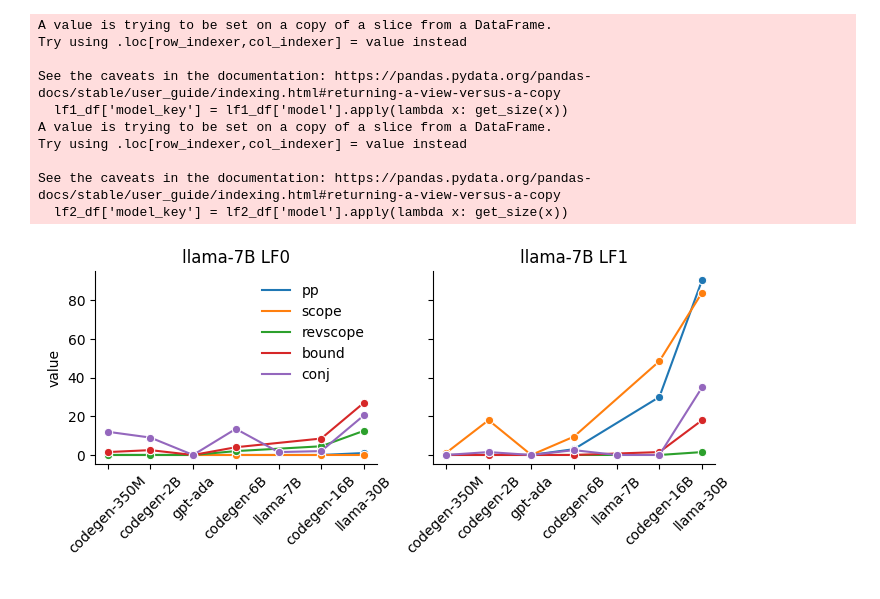
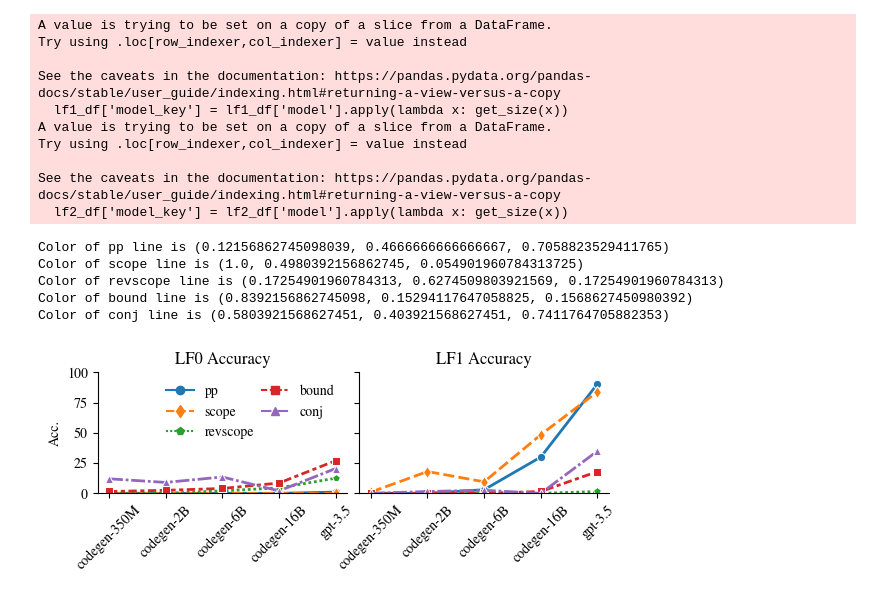
Before and after one commit to esteng/ambiguous_parsing, a Jupyter notebook: src/ambiguous_parsing/analysis/zero_shot.ipynb, the cells around one changed output. Drawn from its saved outputs; the diff is of its cells as text; code cells hidden in the pictures.

Commit message:
check in all neatened plots

```diff
--- a/src/ambiguous_parsing/analysis/zero_shot.ipynb
+++ b/src/ambiguous_parsing/analysis/zero_shot.ipynb
@@ -22,15 +22,15 @@ for model in ["350M", "2B", "6B", "16B"]:
     ])
 
 # for model in ['7B', '30B']:
-for model in ['7B']:
-    fol_models_and_paths.extend([("pp", f"llama-{model}_lamp_no_context_all_pp_fol_0_test_eval_constrained_bs_5_np_full"),
-    ("scope", f"llama-{model}_lamp_no_context_all_scope_fol_0_test_eval_constrained_bs_5_np_full"),
-    ("revscope", f"llama-{model}_lamp_no_context_all_revscope_fol_0_test_eval_constrained_bs_5_np_full"),
-    ("bound", f"llama-{model}_lamp_no_context_all_bound_fol_0_test_eval_constrained_bs_5_np_full"),
-    ("conj", f"llama-{model}_lamp_no_context_all_conj_fol_0_test_eval_constrained_bs_5_np_full")
-    ])
+# for model in ['7B']:
+#     fol_models_and_paths.extend([("pp", f"llama-{model}_lamp_no_context_all_pp_fol_0_test_eval_constrained_bs_5_np_full"),
+#     ("scope", f"llama-{model}_lamp_no_context_all_scope_fol_0_test_eval_constrained_bs_5_np_full"),
+#     ("revscope", f"llama-{model}_lamp_no_context_all_revscope_fol_0_test_eval_constrained_bs_5_np_full"),
+#     ("bound", f"llama-{model}_lamp_no_context_all_bound_fol_0_test_eval_constrained_bs_5_np_full"),
+#     ("conj", f"llama-{model}_lamp_no_context_all_conj_fol_0_test_eval_constrained_bs_5_np_full")
+#     ])
 
-for model in ['text-ada-001', "gpt-3.5-turbo"]:
+for model in ["gpt-3.5-turbo"]:
     fol_models_and_paths.extend([("pp", f"{model}_lamp_no_context_all_pp_fol_0_test_eval_unconstrained-api_bs_5_np_full"),
     ("scope", f"{model}_lamp_no_context_all_scope_fol_0_test_eval_unconstrained-api_bs_5_np_full"),
     ("revscope", f"{model}_lamp_no_context_all_revscope_fol_0_test_eval_unconstrained-api_bs_5_np_full"),
@@ -112,6 +112,10 @@ sns.despine()
 # %%
 import re
-fig, ax = plt.subplots(1, 2, figsize = (8, 2.5), sharex=True, sharey=True)
+from colors import colors, markers
+
+plt.rcParams["font.family"] = "Nimbus Roman"
+
+fig, ax = plt.subplots(1, 2, figsize = (6, 2.5), sharex=True, sharey=True)
 
 local_df = big_df
 lf1_df = local_df[local_df['key'] == "pred_top_1_matches_lf_0"]
@@ -137,39 +141,70 @@ lf1_df = lf1_df.sort_values(by=['model_key'])
 lf2_df = lf2_df.sort_values(by=['model_key'])
 # convert to str
 lf1_df['model_key'] = lf1_df['model_key'].apply(lambda x: str(x))
 lf2_df['model_key'] = lf2_df['model_key'].apply(lambda x: str(x))
-sns.lineplot(data = lf1_df, x = "model_key", y = "value", hue='amb_type', ax = ax[ 0], marker = 'o')
-sns.lineplot(data = lf2_df, x = "model_key", y = "value", hue='amb_type', ax = ax[ 1], marker = 'o')
+sns.lineplot(data = lf1_df,
+            x = "model_key",
+            y = "value",
+            hue='amb_type',
+            style='amb_type',
+            markers = markers,
+            palette=colors,
+            linewidth=2,
+            ax = ax[0])
+sns.lineplot(data = lf2_df,
+             x = "model_key",
+             y = "value",
+             hue='amb_type',
+             style='amb_type',
+             markers = markers,
+             palette=colors,
+             linewidth=2,
+             ax = ax[1])
 #
-ax[0].set_xticklabels(['codegen-350M', 'codegen-2B', "gpt-ada", 'codegen-6B', 'llama-7B', 'codegen-16B', "llama-30B", "gpt-3.5"])
+ax[0].set_xticklabels(['codegen-350M', 'codegen-2B', 'codegen-6B','codegen-16B', "gpt-3.5"])
 
 
 ax[0].set_xlabel("")
 ax[1].set_xlabel("")
-ax[0].set_title(f"{model} LF0")
-ax[1].set_title(f"{model} LF1")
+ax[0].set_title(f"LF0 Accuracy")
+ax[1].set_title(f"LF1 Accuracy")
+
 
 # rotate ticks
 for tick in ax[0].get_xticklabels():
     tick.set_rotation(45)
 for tick in ax[1].get_xticklabels():
     tick.set_rotation(45)
 
 ax[1].legend().remove()
-ax[0].legend(frameon=False)
+legend = ax[0].legend(frameon=False, ncol=2, columnspacing=0.5)
+ax[0].set_ylim(0, 100)
+ax[0].set_yticks([0, 25, 50, 75, 100])
+ax[0].set_ylabel("Acc.")
 
 sns.despine()
+
+plt.tight_layout()
+plt.subplots_adjust(wspace=0.05)
+
+
+plt.savefig("/home/estengel/papers/ambiguous-parsing-2023/figures/zero_shot_acc.pdf")
 # %% [output]
 A value is trying to be set on a copy of a slice from a DataFrame.
 Try using .loc[row_indexer,col_indexer] = value instead
 
 See the caveats in the documentation: https://pandas.pydata.org/pandas-docs/stable/user_guide/indexing.html#returning-a-view-versus-a-copy
   lf1_df['model_key'] = lf1_df['model'].apply(lambda x: get_size(x))
 A value is trying to be set on a copy of a slice from a DataFrame.
 Try using .loc[row_indexer,col_indexer] = value instead
 
 See the caveats in the documentation: https://pandas.pydata.org/pandas-docs/stable/user_guide/indexing.html#returning-a-view-versus-a-copy
   lf2_df['model_key'] = lf2_df['model'].apply(lambda x: get_size(x))
+Color of pp line is (0.12156862745098039, 0.4666666666666667, 0.7058823529411765)
+Color of scope line is (1.0, 0.4980392156862745, 0.054901960784313725)
+Color of revscope line is (0.17254901960784313, 0.6274509803921569, 0.17254901960784313)
+Color of bound line is (0.8392156862745098, 0.15294117647058825, 0.1568627450980392)
+Color of conj line is (0.5803921568627451, 0.403921568627451, 0.7411764705882353)
-[figure, old version]
+[figure, new version]
 # %%
 # turn into a table!
```
Also changed, not shown: parts of 3 cells of this notebook, 9 other files.
